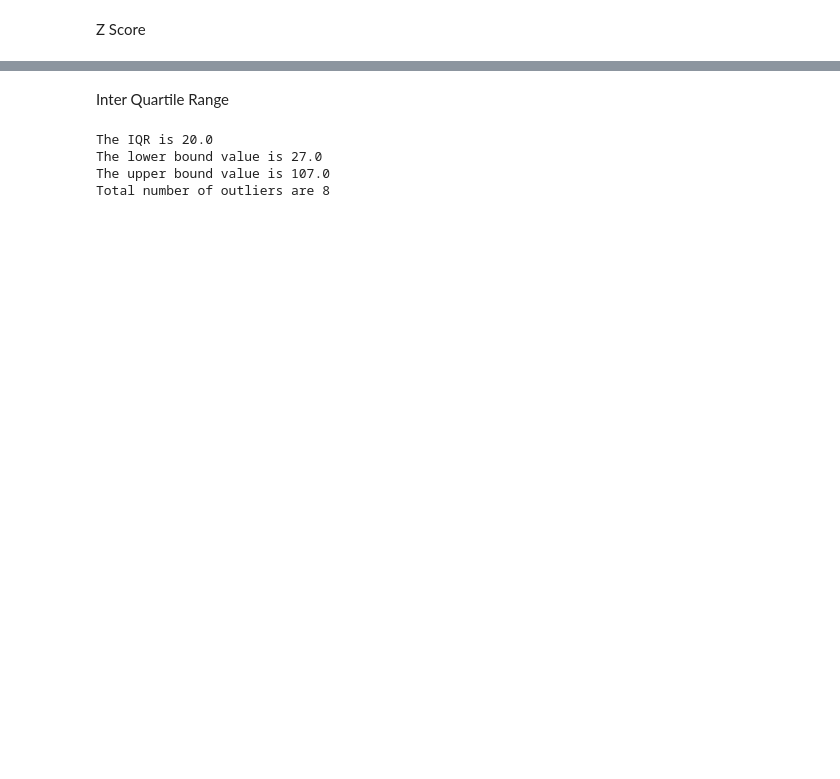
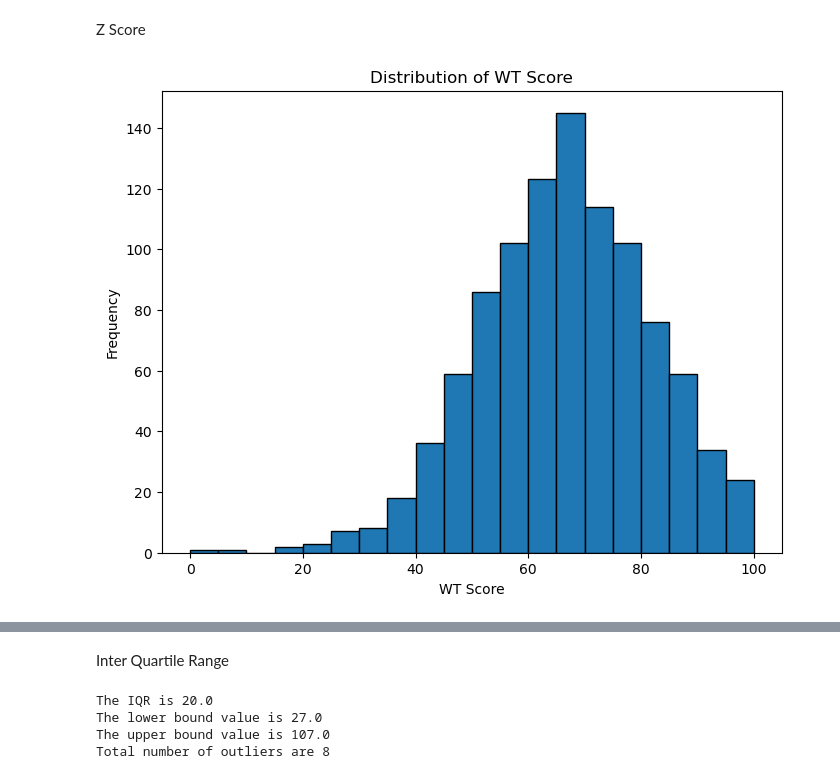
Before and after one commit to tejwhatsnew/DSBDAL, a Jupyter notebook: A2.ipynb, the cells around one changed output, grey strips where cells are left out. Cells and saved outputs as stored; diff of their text form; code cells hidden in the pictures; blank space fills up the shorter version.

```diff
--- a/A2.ipynb
+++ b/A2.ipynb
@@ -169,5 +169,20 @@ data.boxplot(col)
 # %% [markdown]
 Z Score
+# %%
+import matplotlib.pyplot as plt
+
+# Assuming you have a DataFrame called 'data' with a column named 'WT Score'
+wt_scores = data['WT Score']
+
+# Histogram
+plt.figure(figsize=(8, 6))
+plt.hist(wt_scores, bins=20, edgecolor='black')
+plt.xlabel('WT Score')
+plt.ylabel('Frequency')
+plt.title('Distribution of WT Score')
+plt.show()
+# %% [output]
+[figure, added]
 # %%
 import numpy as np
 from scipy import stats
```
Also changed, not shown: parts of 13 cells of this notebook.
